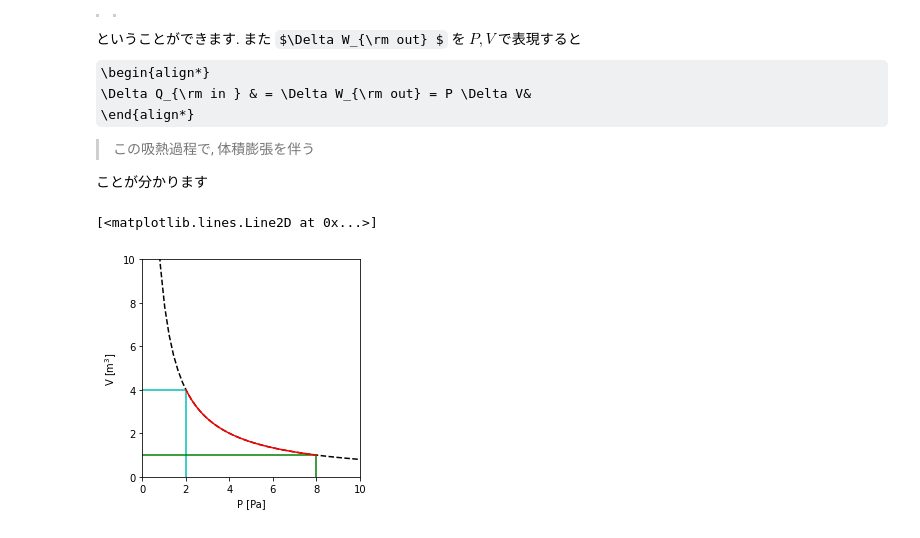
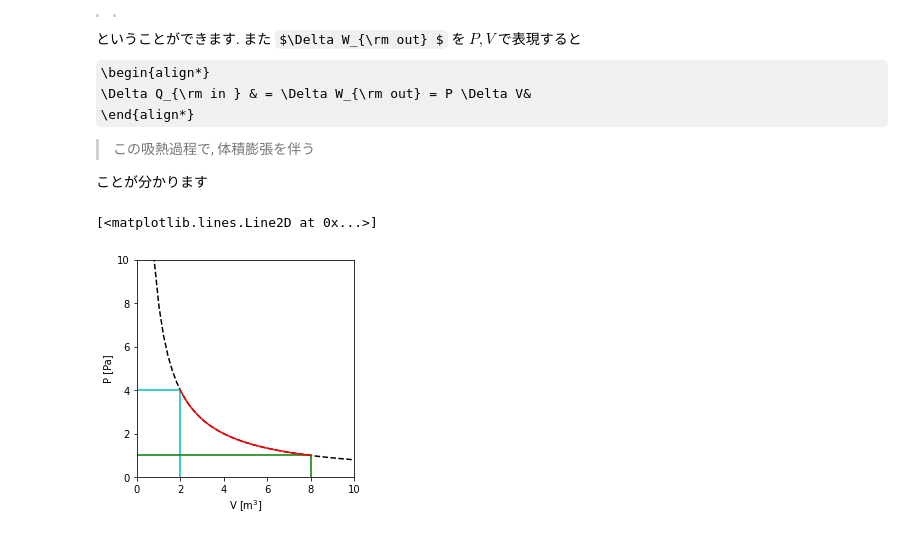
Before and after one commit to kzhkAKT/Physics2, a Jupyter notebook: 3331_等温変化_物理2.ipynb, the cells around one changed output. Cells and saved outputs as stored; diff of their text form; code cells hidden in the pictures; some formulas as TeX source.

```diff
--- a/3331_等温変化_物理2.ipynb
+++ b/3331_等温変化_物理2.ipynb
@@ -110,30 +110,30 @@ $\require{cancel}$
 
 ことが分かります
 # %%
-#@title ΔV=0 の吸熱過程では外部に仕事を行う
+#@title ΔT=0 の吸熱過程では外部に仕事を行う
 %matplotlib inline
 
 import matplotlib.pyplot as plt
 import numpy as np
 
 x = np.linspace(0.001, 10, 50)
 v = np.linspace(2, 8, 40)
 
 fig = plt.figure()
 ax = fig.add_subplot(111)
 
 plt.xlim([0,10])
 plt.ylim([0,10])
 
 ax.set_aspect('equal', adjustable='box')
-ax.set_xlabel('P [Pa]')
-ax.set_ylabel('V [m$^3$]')
+ax.set_ylabel('P [Pa]')
+ax.set_xlabel('V [m$^3$]')
 
 plt.plot(x, 8/x, '--', color="k")
 plt.plot([0,2,2],[4,4,0],color="c")
 plt.plot([0,8,8],[1,1,0],color="g")
 
 plt.plot(v, 8/v, '-', color="r")
 # %% [output]
 [<matplotlib.lines.Line2D at 0x...>]
-[figure, old version]
+[figure, new version]
```
Also changed, not shown: parts of 4 cells of this notebook.
